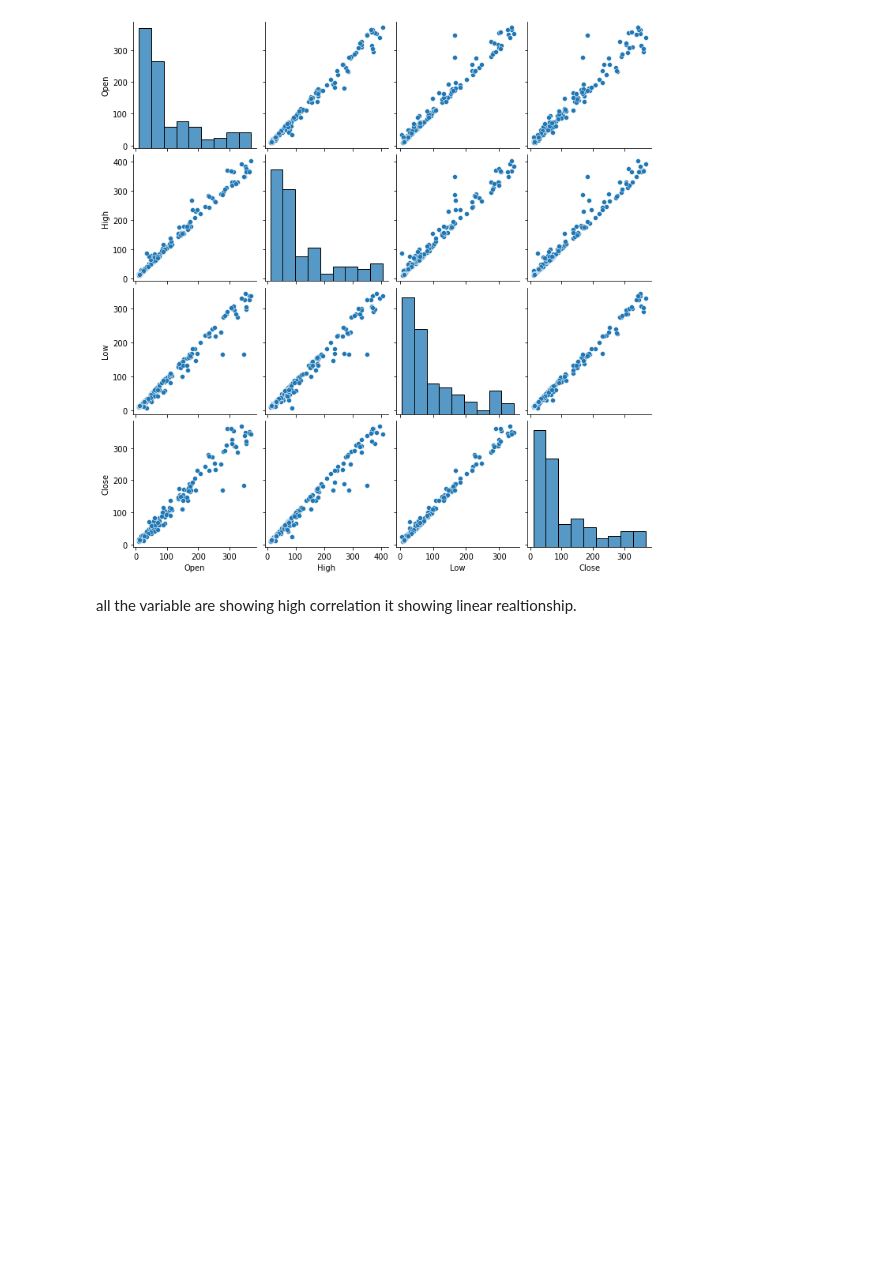
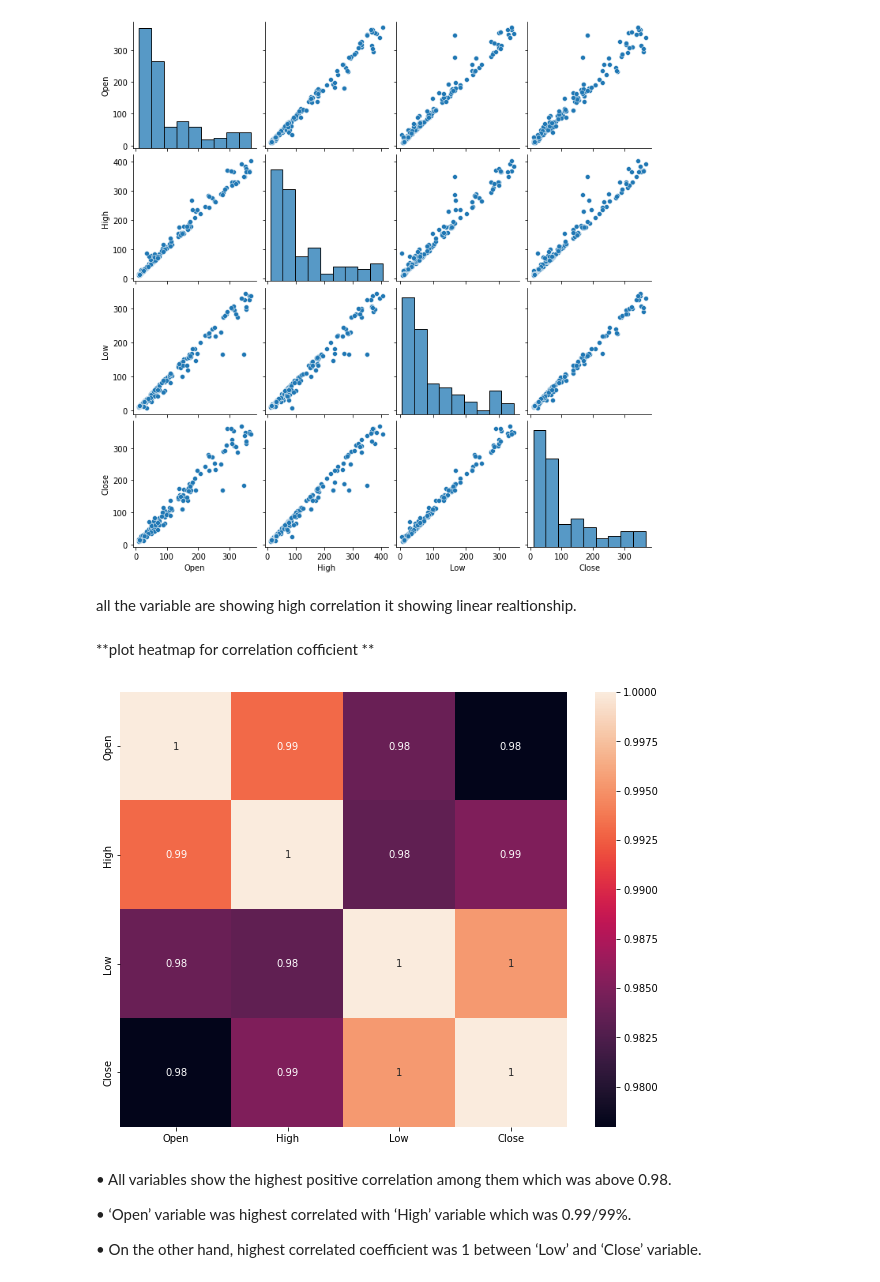
Before and after one commit to Tanjul5/Yes-Bank-Stock-Closing-Price-Prediction, a Jupyter notebook: YES_BANK_STOCK_CLOSING_PRICE_PREDICTION.ipynb, the cells around one changed output. Cells and saved outputs as stored; diff of their text form; code cells hidden in the pictures; blank space fills up the shorter version.

```diff
--- a/YES_BANK_STOCK_CLOSING_PRICE_PREDICTION.ipynb
+++ b/YES_BANK_STOCK_CLOSING_PRICE_PREDICTION.ipynb
@@ -198,3 +210,18 @@ sns.pairplot(df)
 [figure]
 # %% [markdown]
 all the variable are showing high correlation it showing linear realtionship.
+# %% [markdown]
+**plot heatmap for correlation cofficient **
+# %%
+# plotting correlation plot
+plt.figure(figsize=(10,8))
+sns.heatmap(df.corr(), annot = True)
+plt.show()
+# %% [output]
+[figure, added]
+# %% [markdown]
+•	All variables show the highest positive correlation among them which was above 0.98.
+
+•	 ‘Open’ variable was highest correlated with ‘High’ variable which was 0.99/99%.
+
+•	On the other hand, highest correlated coefficient was 1 between ‘Low’ and ‘Close’ variable.
```
Also changed, not shown: parts of 11 cells of this notebook.
